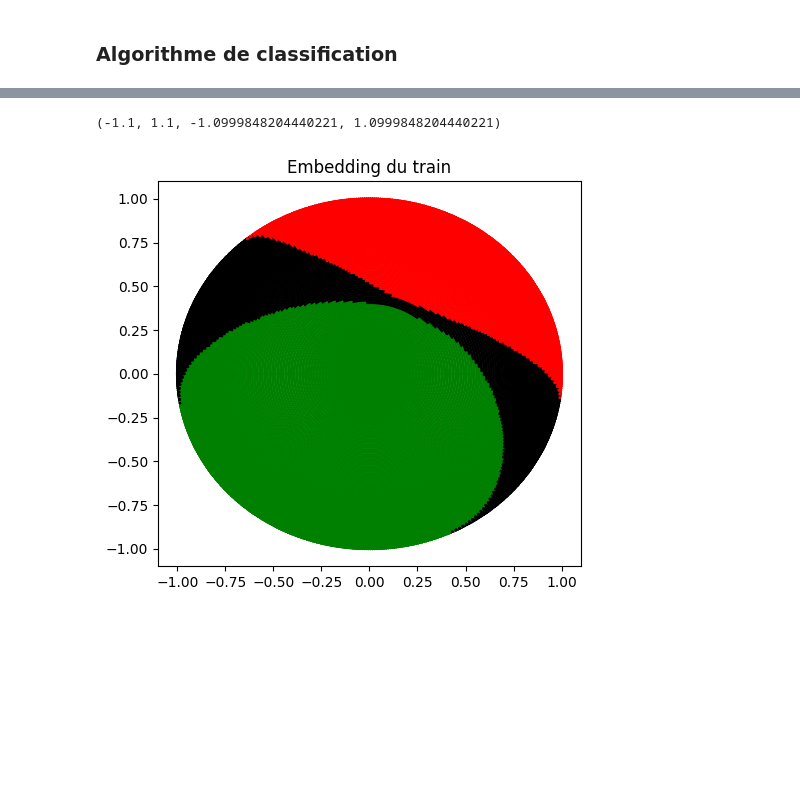
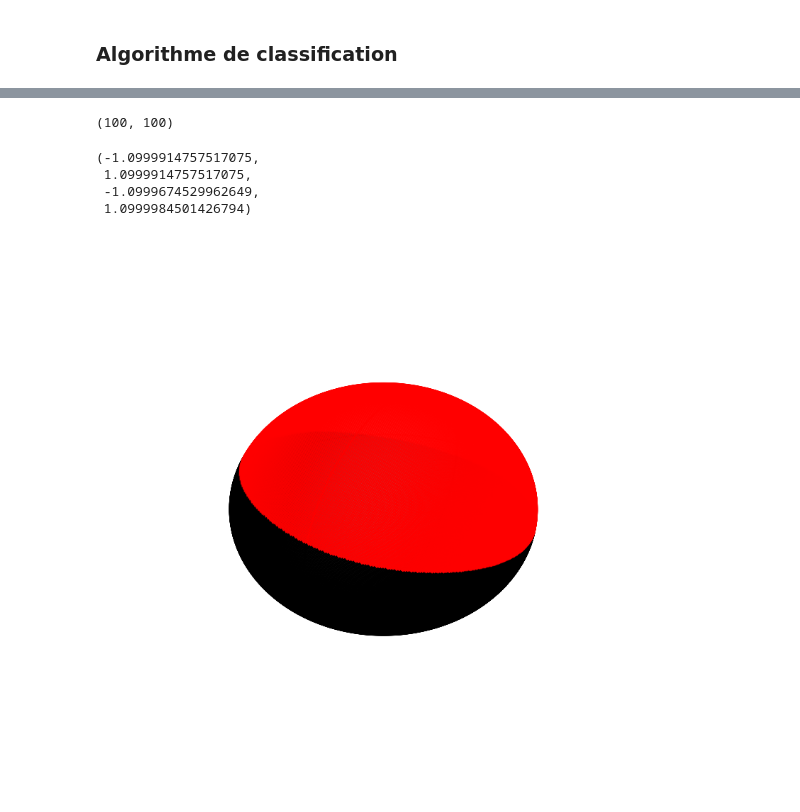
Before and after one commit to Aurelien-Stumpf-Mascles/2023_asm_tembedding, a Jupyter notebook: code/notebooks/cebra_time/demo_monkey_fmri_cebra_time.ipynb, the cells around one changed output, grey strips where cells are left out. Saved outputs shown, nothing was run; the diff lists cells and outputs as text; code cells hidden in the pictures; blank space fills up the shorter version.

```diff
--- a/code/notebooks/cebra_time/demo_monkey_fmri_cebra_time.ipynb
+++ b/code/notebooks/cebra_time/demo_monkey_fmri_cebra_time.ipynb
@@ -116,7 +131,7 @@ fc_loader = cebra2.dataset.MultiSessionLoader(fc_dataset, num_steps = 1000, batc
 # %%
 cebra_fc = single_session_solver(data_loader = fc_loader, model_architecture = 'offset1-model',
                  distance = 'euclidean', num_hidden_units = 128, output_dimension = 128,
-                verbose = True, temperature = 1, beta = 10,learning_rate = 3e-2, model = model)
+                verbose = True, temperature = 0.01, beta = 10,learning_rate = 3e-1, model = model)
 # %%
-cebra_fc.fit(fc_loader)
+cebra_fc.fit(fc_loader,test_dataset)
 # %% [output]
@@ -364,25 +372,20 @@ display(mean_states,np.unique(clustering.labels_))
 # %% [markdown]
 ### Algorithme de classification
 # %%
-net = package.torch_classifier.MLP(input_dim = 3,output_dim = 3)
-a,b,c = fc_dataset.neural.shape
-data = fc_dataset.neural.resize(a*b,c)
-fc_emb = _compute_emissions_single(cebra_fc, data)
-X = fc_emb.reshape((-1,3))
+net = package.torch_classifier.MLP(input_dim = 3,output_dim = 2)
+
+X = _compute_emissions_single(cebra_fc, fc_dataset.neural.reshape(-1,3321)).reshape(-1,3)
 y = labels_train.reshape((-1))
 
-d,e,f = dfc_test_vector.shape
-data = dfc_test_vector.resize(d*e,f)
-fc_emb = _compute_emissions_single(cebra_fc, data)
-X_test = fc_emb.reshape((-1,3))
+X_test =  _compute_emissions_single(cebra_fc, torch.from_numpy(dfc_test.reshape(-1,3321)).type(torch.float32)).reshape(-1,3)
 y_test = labels_train.reshape((-1))
 
 #X_train, X_test,y_train, y_test = train_test_split(X, y, test_size=0.15, random_state=42)
 train = package.torch_classifier.SimpleDataset(X,y)
 test = package.torch_classifier.SimpleDataset(X_test,y_test)
-balanced_batch_sampler = package.torch_classifier.BalancedBatchSampler(train, n_classes = 3, n_samples = 500)
+balanced_batch_sampler = package.torch_classifier.BalancedBatchSampler(train, n_classes = 2, n_samples = 1000)
 train_loader = torch.utils.data.DataLoader(train, batch_sampler = balanced_batch_sampler)
 test_loader = torch.utils.data.DataLoader(test, batch_size=1000, shuffle=True, num_workers=6)
 # %%
-package.torch_classifier.Train(net,train_loader,test_loader,100,lr = 0.01)
+package.torch_classifier.Train(net,train_loader,test_loader,100,lr = 0.1)
 # %% [output]
@@ -406,24 +451,30 @@ End of training.
+# %%
+z.shape
+# %% [output]
+(100, 100)
 # %%
-a,b = np.meshgrid(np.linspace(0,2*np.pi,300),np.linspace(0,-np.pi,200))
+a,b = np.meshgrid(np.linspace(0,2*np.pi,400),np.linspace(0,2*np.pi,400))
 x = (np.cos(a)*np.cos(b)).reshape(-1,1)
 y = (np.sin(a)*np.cos(b)).reshape(-1,1)
 z = np.sin(b).reshape(-1,1)
 sphere = np.concatenate((x,y,z),axis = 1)
 
 net.eval()
 probas = torch.exp(net(torch.from_numpy(sphere).type(torch.float32)))
 res = torch.argmax(probas,dim=1)
 
-fig = plt.figure(figsize = (12,5))
-ax1 = plt.subplot(121)
-ax1.set_title('Embedding du train')
-colors = ["black",'red','green']
-ax1.scatter(sphere[:,0], sphere[:,1], cmap = matplotlib.colors.ListedColormap(colors), c = res, s=1)
+fig = plt.figure(figsize = (10,10))
+ax = fig.add_subplot(projection='3d')
+colors = ["black",'red']
+ax.scatter(sphere[:,2], sphere[:,0], sphere[:,1], cmap = matplotlib.colors.ListedColormap(colors), c = res, s=1)
 #ax1.xticks()
-ax1.axis('on')
+ax.axis('off')
 # %% [output]
-(-1.1, 1.1, -1.0999848204440221, 1.0999848204440221)
+(-1.0999914757517075,
+ 1.0999914757517075,
+ -1.0999674529962649,
+ 1.0999984501426794)
-[figure, old version]
+[figure, new version]
 # %%
 torch.save(net.state_dict(), '/volatile/aurelien_stumpf_mascles/project/models/classifier.pth')
 # %%
```
Also changed, not shown: parts of 19 cells of this notebook, 10 other files.
